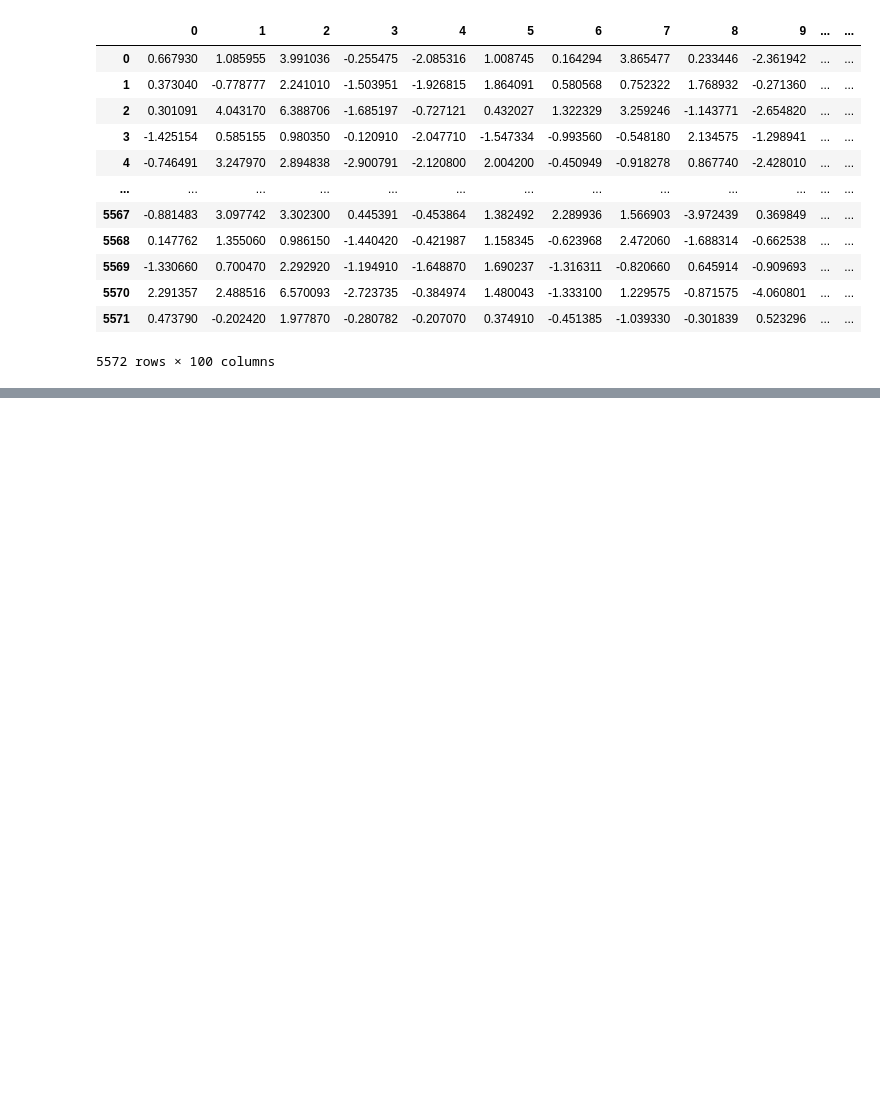
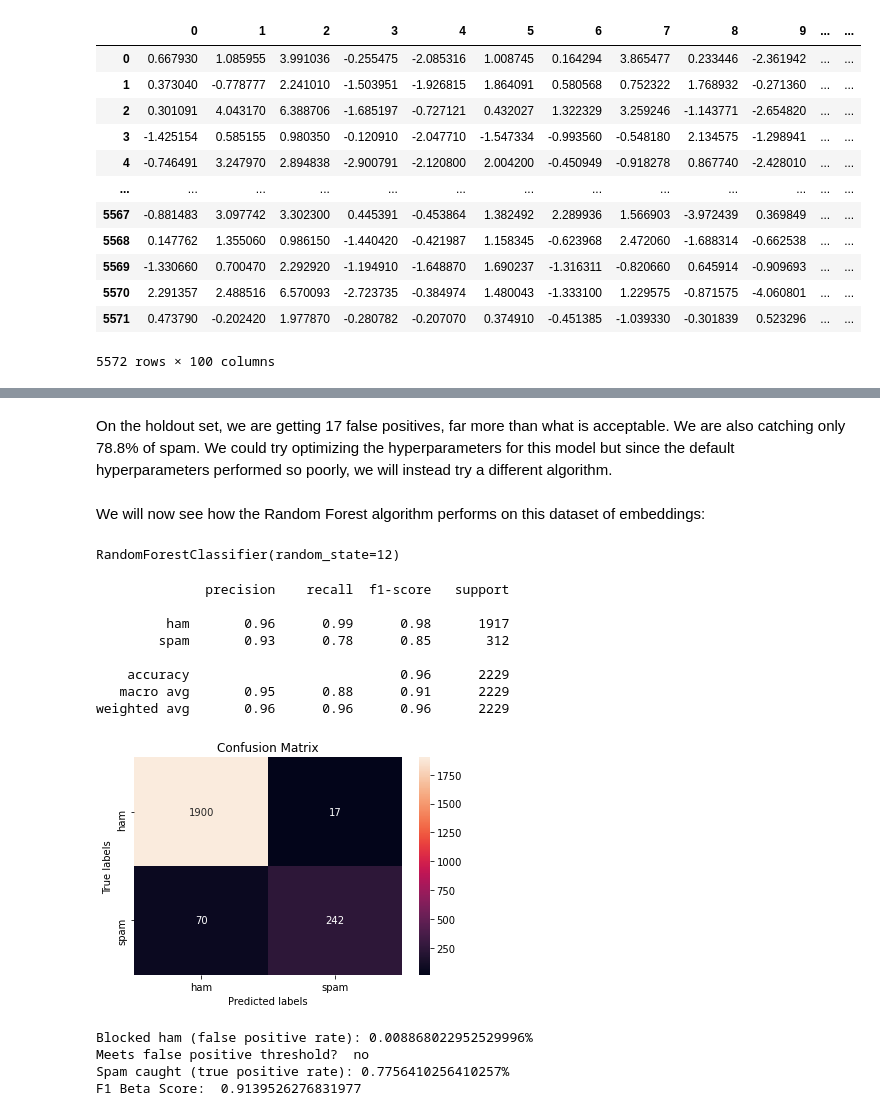
Before and after one commit to bengruher/SMS-Spam-Detection, a Jupyter notebook: sms-spam-detection.ipynb, the cells around one changed output, grey strips where cells are left out. Saved outputs shown, nothing was run; the diff lists cells and outputs as text; code cells hidden in the pictures; blank space fills up the shorter version.

```diff
--- a/sms-spam-detection.ipynb
+++ b/sms-spam-detection.ipynb
@@ -1074,0 +1065,28 @@ F1 Beta Score:  0.9281894515037353
+# %% [markdown]
+On the holdout set, we are getting 17 false positives, far more than what is acceptable. We are also catching only 78.8% of spam. We could try optimizing the hyperparameters for this model but since the default hyperparameters performed so poorly, we will instead try a different algorithm.
+# %% [markdown]
+We will now see how the Random Forest algorithm performs on this dataset of embeddings:
+# %%
+X_train, X_test, y_train, y_test = train_test_split(X_embed, y, random_state = RANDOM_STATE, test_size = TEST_RATIO)
+# %%
+rf = RandomForestClassifier(random_state = RANDOM_STATE)
+rf.fit(X_train, y_train)
+# %% [output]
+RandomForestClassifier(random_state=12)
+# %%
+preds = rf.predict(X_test)
+evaluate(preds)
+# %% [output]
+              precision    recall  f1-score   support
+
+         ham       0.96      0.99      0.98      1917
+        spam       0.93      0.78      0.85       312
+
+    accuracy                           0.96      2229
+   macro avg       0.95      0.88      0.91      2229
+weighted avg       0.96      0.96      0.96      2229
+[figure, added]
+Blocked ham (false positive rate): 0.008868022952529996%
+Meets false positive threshold?  no
+Spam caught (true positive rate): 0.7756410256410257%
+F1 Beta Score:  0.9139526276831977
```
Also changed, not shown: parts of 30 cells of this notebook, 1 other file.
